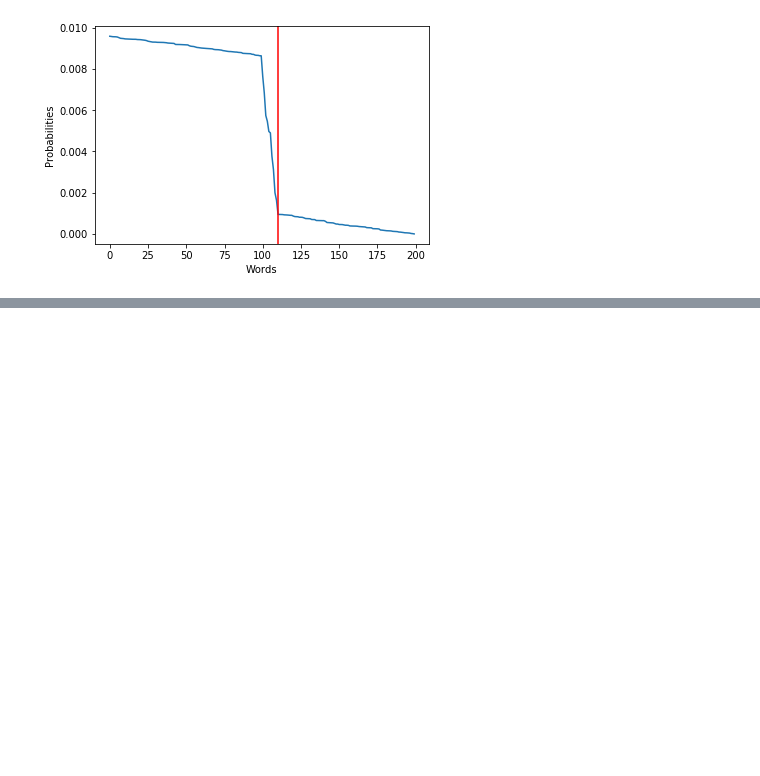
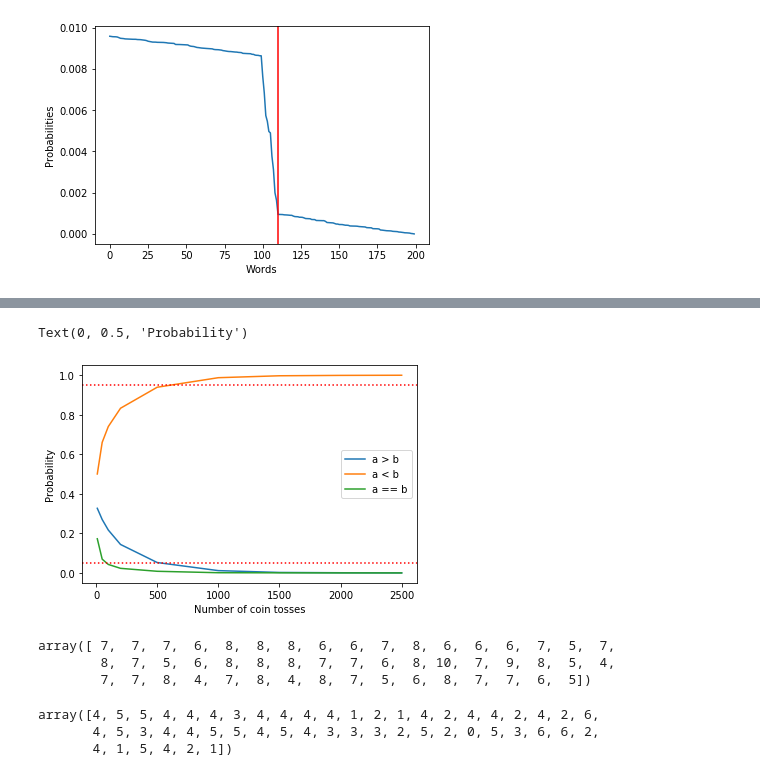
Before and after one commit to TrentBrick/tail-sampling, a Jupyter notebook: BlogPostFigures.ipynb, the cells around one changed output, grey strips where cells are left out. Saved outputs shown, nothing was run; the diff lists cells and outputs as text; code cells hidden in the pictures; blank space fills up the shorter version.

```diff
--- a/BlogPostFigures.ipynb
+++ b/BlogPostFigures.ipynb
@@ -32,0 +80,25 @@ plt.gcf().savefig('ImageOutputs/UniformDropOff.png', dpi=250)
+# %%
+plt.plot(tosses,res[:,0], label = 'a > b' )
+plt.plot(tosses,res[:,1], label = 'a < b' )
+plt.plot(tosses,res[:,2], label = 'a == b' )
+plt.axhline(0.05, color='red', linestyle=':')
+plt.axhline(0.95, color='red', linestyle=':')
+plt.legend()
+plt.xlabel('Number of coin tosses')
+plt.ylabel('Probability')
+#plt.gcf().savefig('ImageOutputs/significanceTesting', dpi=250)
+# %% [output]
+Text(0, 0.5, 'Probability')
+[figure, added]
+# %%
+noise_sig
+# %% [output]
+array([ 7,  7,  7,  6,  8,  8,  8,  6,  6,  7,  8,  6,  6,  6,  7,  5,  7,
+        8,  7,  5,  6,  8,  8,  8,  7,  7,  6,  8, 10,  7,  9,  8,  5,  4,
+        7,  7,  8,  4,  7,  8,  4,  8,  7,  5,  6,  8,  7,  7,  6,  5])
+# %%
+np.random.binomial( noise_sig, 0.5)
+# %% [output]
+array([4, 5, 5, 4, 4, 4, 3, 4, 4, 4, 4, 1, 2, 1, 4, 2, 4, 4, 2, 4, 2, 6,
+       4, 5, 3, 4, 4, 5, 5, 4, 5, 4, 3, 3, 3, 2, 5, 2, 0, 5, 3, 6, 6, 2,
+       4, 1, 5, 4, 2, 1])
```
Also changed, not shown: parts of 6 cells of this notebook, 12 other files.
